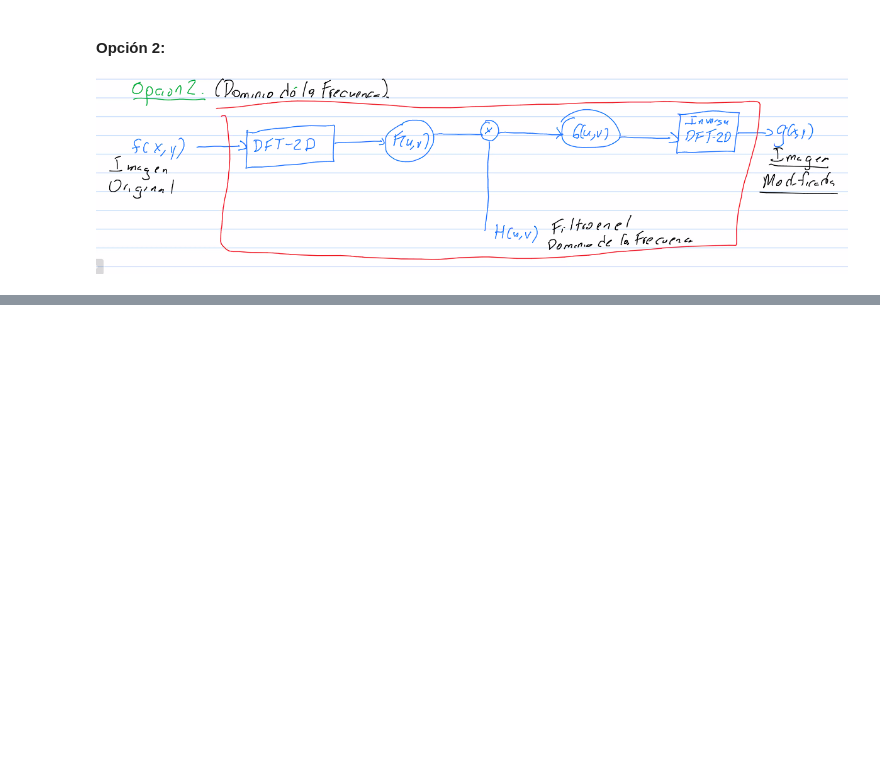
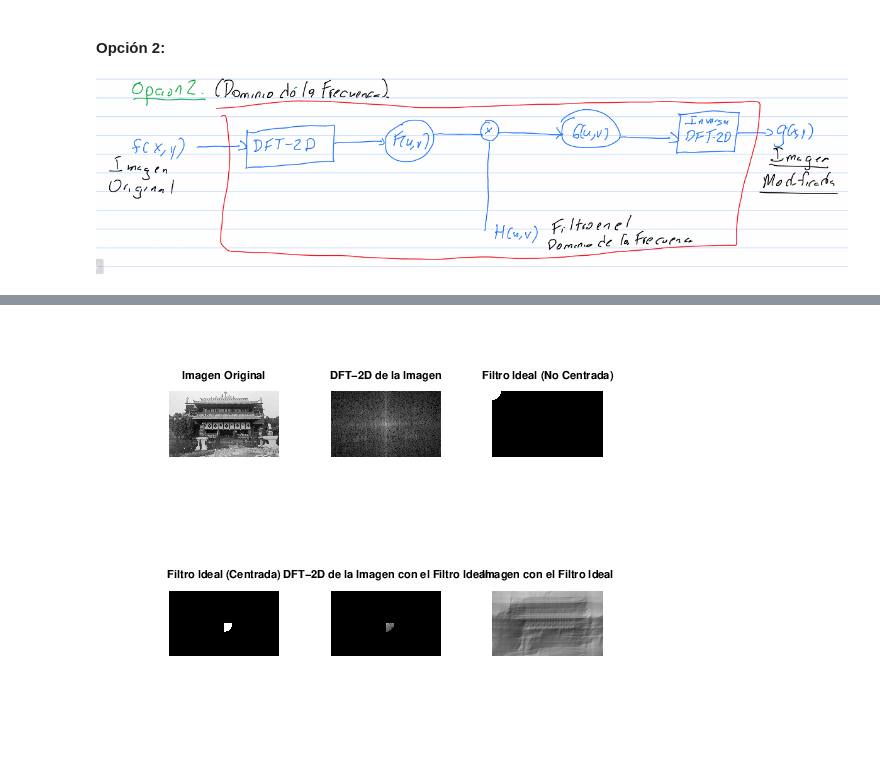
Before and after one commit to Gezele14/ImageProcessing, a Jupyter notebook: Catalogo/leccion13.ipynb, the cells around one changed output, grey strips where cells are left out. Drawn from its saved outputs; the diff is of its cells as text; code cells hidden in the pictures; blank space fills up the shorter version.

Commit message:
Finished Tarea 2 - Parte 1

```diff
--- a/Catalogo/leccion13.ipynb
+++ b/Catalogo/leccion13.ipynb
@@ -45,0 +55,63 @@ donde $D(u,v) = \sqrt{u^2 = v^2}$, y $D_{0}$ es un valor no negativo, refiere al
+# %%
+clc; clear;
+
+pkg load image
+
+X = imread('files/edificio_china.jpg');
+
+subplot(2, 3, 1);
+imshow(X);
+title('Imagen Original');
+
+X = im2double(X);
+
+% Calcular DTF-2D de la imagen
+F = fft2(X);
+F_shift = fftshift(F);
+subplot(2, 3, 2);
+imshow(log(1 + abs(F_shift)), []);
+title('DFT-2D de la Imagen');
+
+% Calcular el filtro Ideal en el Dominio de la Frecuencia
+%% 1: Calcular la matriz de distancia
+[m, n] = size(X);
+dist = zeros(m, n);
+
+for i = 1 : m
+  for j = 1 : n
+    dist(i, j) = sqrt(i ^ 2 + j ^ 2);
+  endfor
+endfor
+
+%% 2: Obtener el Filtro Ideal
+H = zeros(m, n);
+D0 = 50;
+ind = (dist <= D0);
+H(ind) = 1; % El 1 se puede cambiar por otro numero en otros filtros
+
+%% Este filtro H, solo tiene una cuarta parte del total
+%% Tarea: Completar el filtro H, de tal manera, que en centro se vea un circulo
+%H = completeCircle(H);
+subplot(2, 3, 3);
+imshow(H);
+title('Filtro Ideal (No Centrada)');
+
+subplot(2, 3, 4);
+imshow(fftshift(H));
+title('Filtro Ideal (Centrada)');
+
+%% 3: Aplicar el filtro
+DFT2_filt = F .* H;
+FM_shift = fftshift(DFT2_filt);
+
+subplot(2,  3, 5);
+imshow(log(1 + abs(FM_shift)), []);
+title('DFT-2D de la Imagen con el Filtro Ideal');
+
+% Imagen Filtrada
+I_new = real(ifft2(DFT2_filt));
+subplot(2, 3, 6);
+imshow(I_new);
+title('Imagen con el Filtro Ideal');
+# %% [output]
+[figure, added]
```
Also changed, not shown: parts of 2 cells of this notebook, 7 other files.
